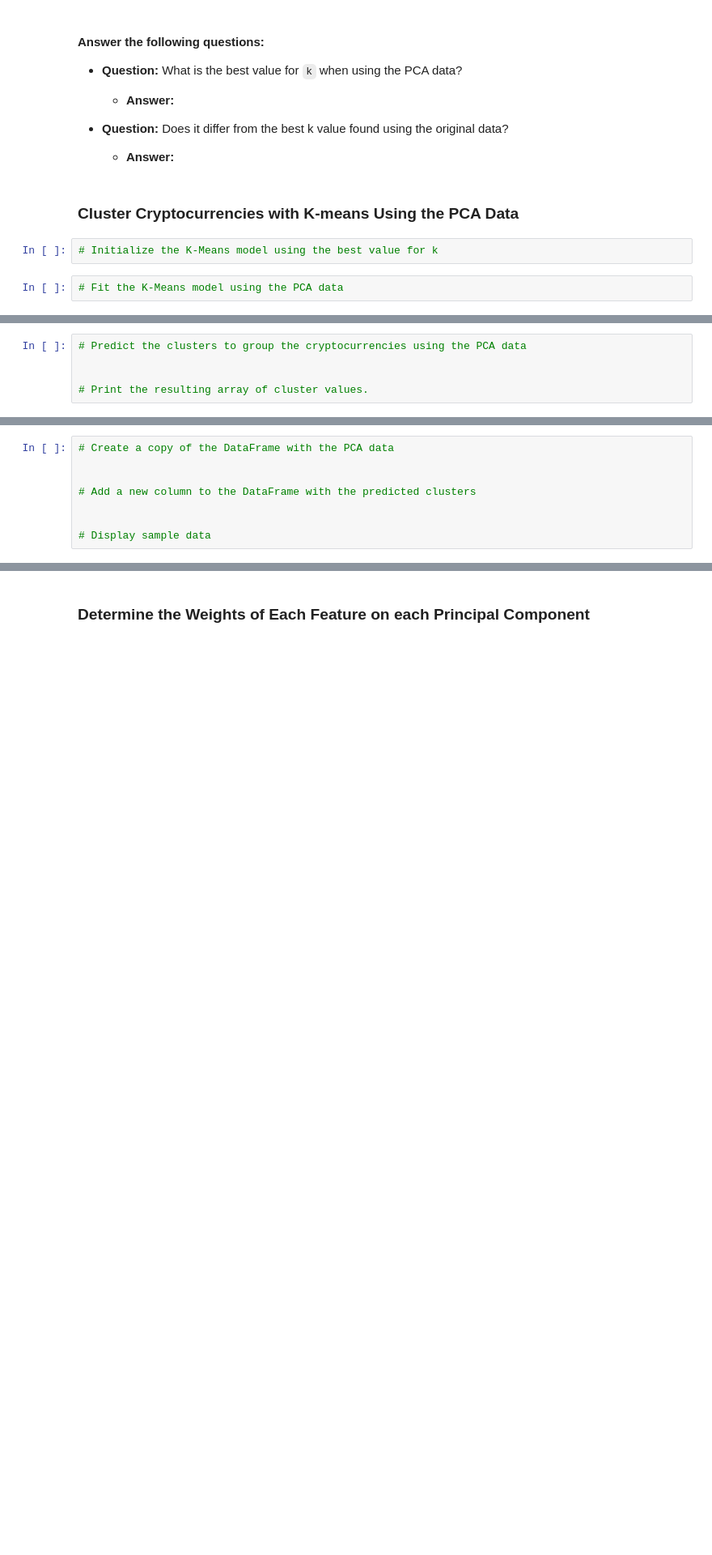
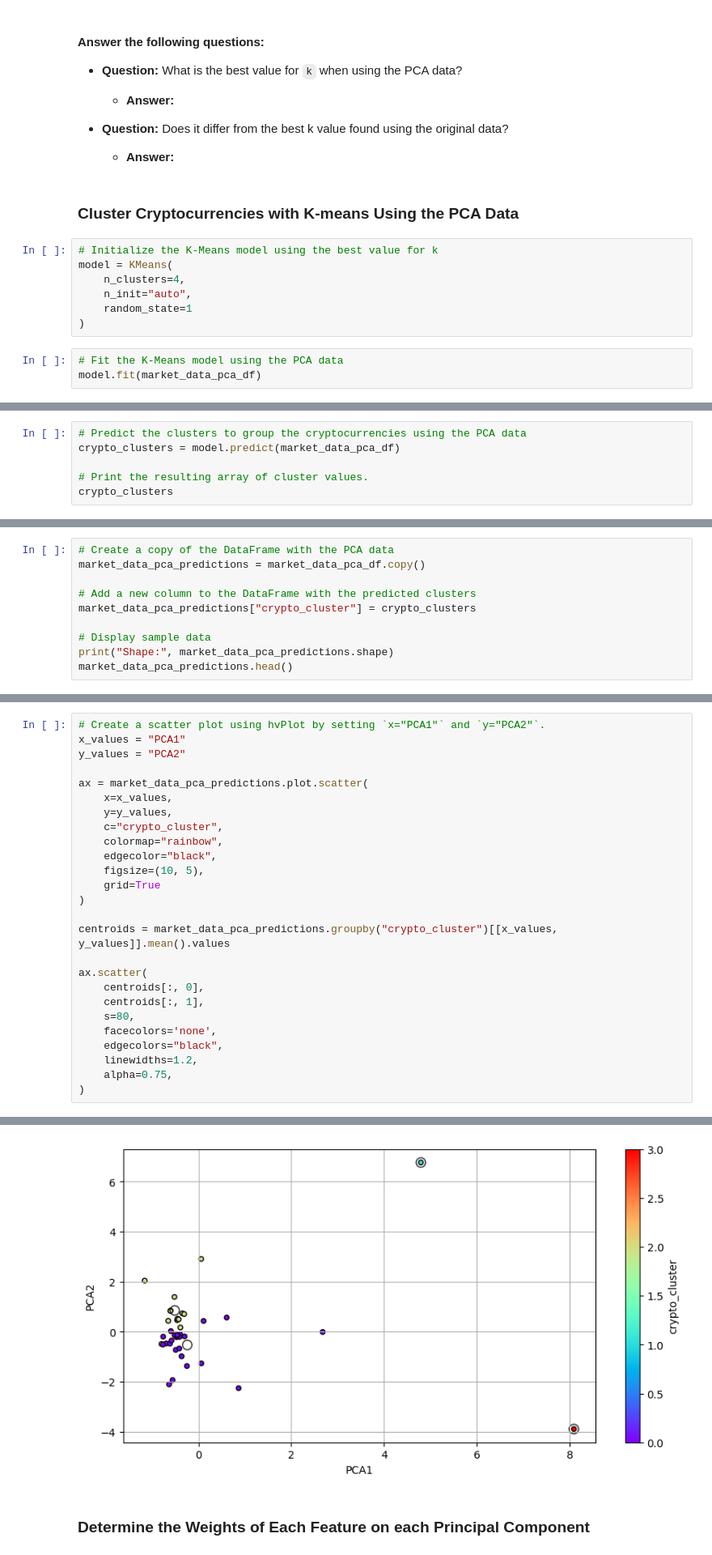
Before and after one commit to rune-encoder/CryptoClustering, a Jupyter notebook: Crypto_Clustering.ipynb, the cells around one changed output, grey strips where cells are left out. Shown at 81% size. Cells and saved outputs as stored; diff of their text form; blank space fills up the shorter version.

```diff
--- a/Crypto_Clustering.ipynb
+++ b/Crypto_Clustering.ipynb
@@ -317,5 +470,11 @@ df_elbow[["calinski_score"]].style.highlight_max(
 ### Cluster Cryptocurrencies with K-means Using the PCA Data
 # %%
 # Initialize the K-Means model using the best value for k
+model = KMeans(
+    n_clusters=4,
+    n_init="auto",
+    random_state=1
+)
 # %%
 # Fit the K-Means model using the PCA data
+model.fit(market_data_pca_df)
@@ -322,5 +483,6 @@ df_elbow[["calinski_score"]].style.highlight_max(
 # %%
 # Predict the clusters to group the cryptocurrencies using the PCA data
-
+crypto_clusters = model.predict(market_data_pca_df)
 
 # Print the resulting array of cluster values.
+crypto_clusters
@@ -327,8 +492,10 @@ df_elbow[["calinski_score"]].style.highlight_max(
 # %%
 # Create a copy of the DataFrame with the PCA data
-
+market_data_pca_predictions = market_data_pca_df.copy()
 
 # Add a new column to the DataFrame with the predicted clusters
-
+market_data_pca_predictions["crypto_cluster"] = crypto_clusters
 
 # Display sample data
+print("Shape:", market_data_pca_predictions.shape)
+market_data_pca_predictions.head()
@@ -336,0 +511,27 @@ df_elbow[["calinski_score"]].style.highlight_max(
+# %%
+# Create a scatter plot using hvPlot by setting `x="PCA1"` and `y="PCA2"`.
+x_values = "PCA1"
+y_values = "PCA2"
+
+ax = market_data_pca_predictions.plot.scatter(
+    x=x_values,
+    y=y_values,
+    c="crypto_cluster",
+    colormap="rainbow",
+    edgecolor="black",
+    figsize=(10, 5),
+    grid=True
+)
+
+centroids = market_data_pca_predictions.groupby("crypto_cluster")[[x_values, y_values]].mean().values
+
+ax.scatter(
+    centroids[:, 0],
+    centroids[:, 1],
+    s=80,
+    facecolors='none',
+    edgecolors="black",
+    linewidths=1.2,
+    alpha=0.75,
+)
+# %% [output]
@@ -337,2 +539,3 @@ df_elbow[["calinski_score"]].style.highlight_max(
+[figure, added]
 # %% [markdown]
 ### Determine the Weights of Each Feature on each Principal Component
```
Also changed, not shown: parts of 25 cells of this notebook.
